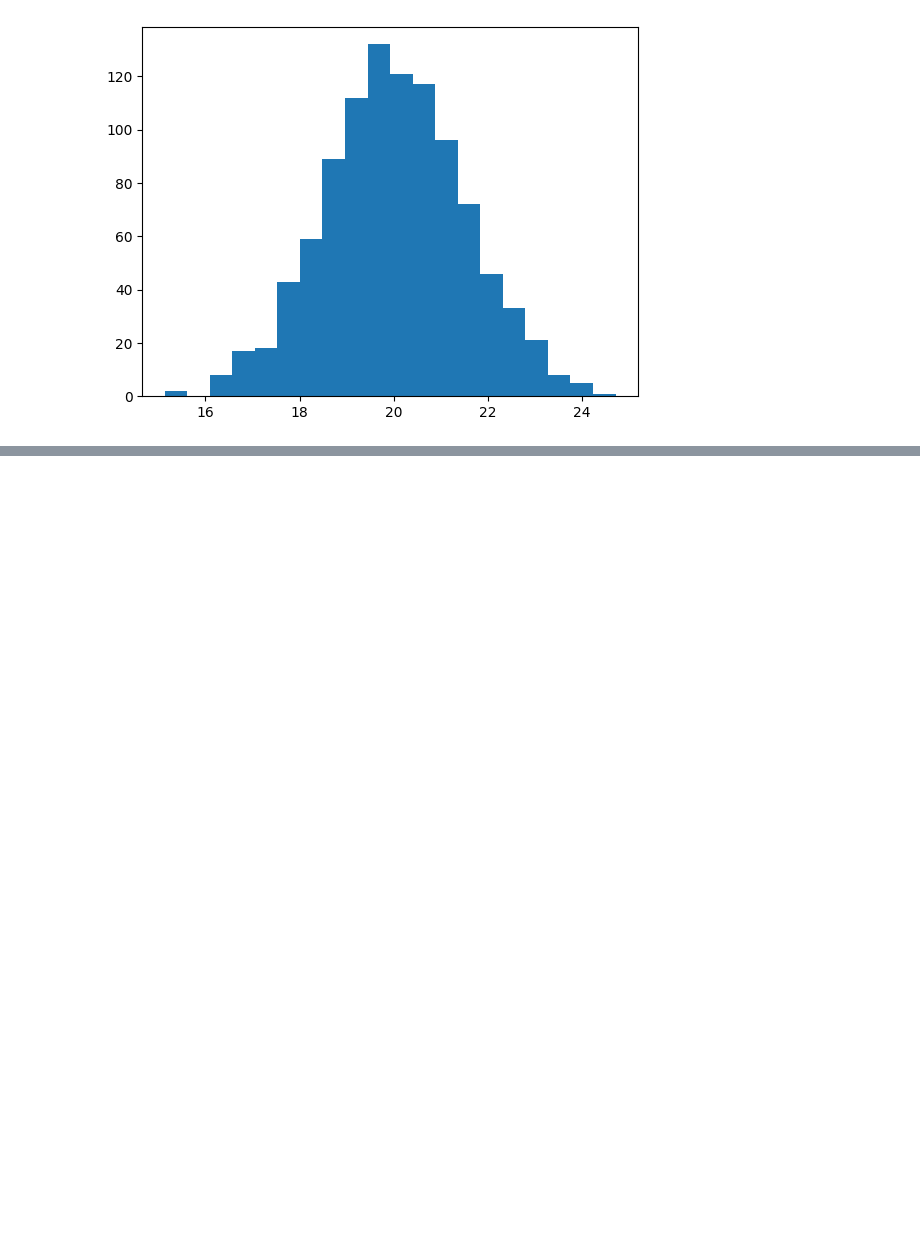
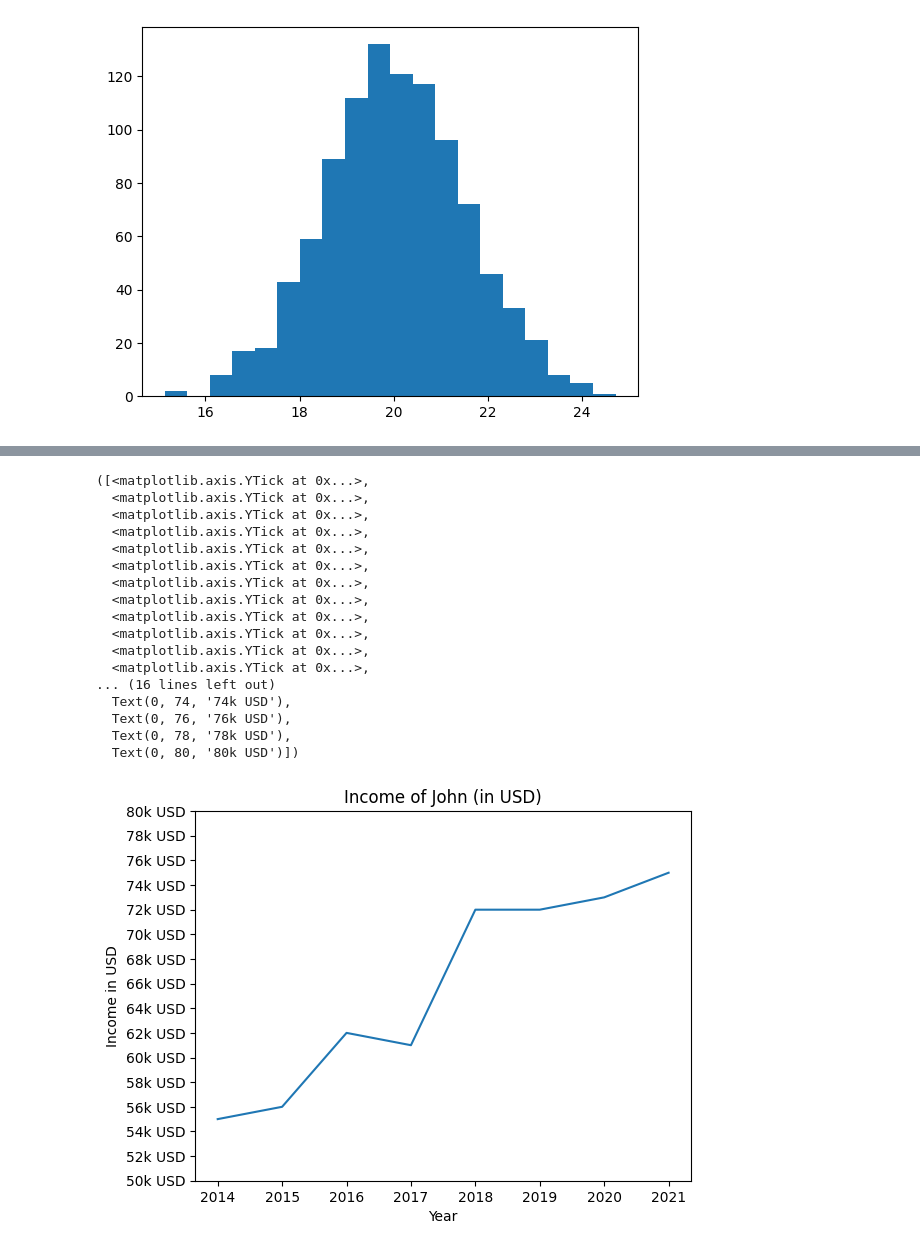
Before and after one commit to Peanshupranjal18/Python_Data_Analysis, a Jupyter notebook: Untitled.ipynb, the cells around one changed output, grey strips where cells are left out. Saved outputs shown, nothing was run; the diff lists cells and outputs as text; code cells hidden in the pictures; blank space fills up the shorter version.

```diff
--- a/Untitled.ipynb
+++ b/Untitled.ipynb
@@ -412,0 +423,28 @@ plt.show()
+# %%
+years = [2014,2015,2016,2017,2018,2019,2020,2021]
+income = [55,56,62,61,72,72,73,75]
+income_ticks = list(range(50,81,2))
+plt.plot(years,income)
+plt.title("Income of John (in USD)")
+plt.xlabel("Year")
+plt.ylabel("Income in USD")
+plt.yticks(income_ticks, [f"{x}k USD" for x in income_ticks])
+# %% [output]
+([<matplotlib.axis.YTick at 0x...>,
+  <matplotlib.axis.YTick at 0x...>,
+  <matplotlib.axis.YTick at 0x...>,
+  <matplotlib.axis.YTick at 0x...>,
+  <matplotlib.axis.YTick at 0x...>,
+  <matplotlib.axis.YTick at 0x...>,
+  <matplotlib.axis.YTick at 0x...>,
+  <matplotlib.axis.YTick at 0x...>,
+  <matplotlib.axis.YTick at 0x...>,
+  <matplotlib.axis.YTick at 0x...>,
+  <matplotlib.axis.YTick at 0x...>,
+  <matplotlib.axis.YTick at 0x...>,
+... (16 lines left out)
+  Text(0, 74, '74k USD'),
+  Text(0, 76, '76k USD'),
+  Text(0, 78, '78k USD'),
+  Text(0, 80, '80k USD')])
+[figure, added]
```
Also changed, not shown: parts of 4 cells of this notebook.
